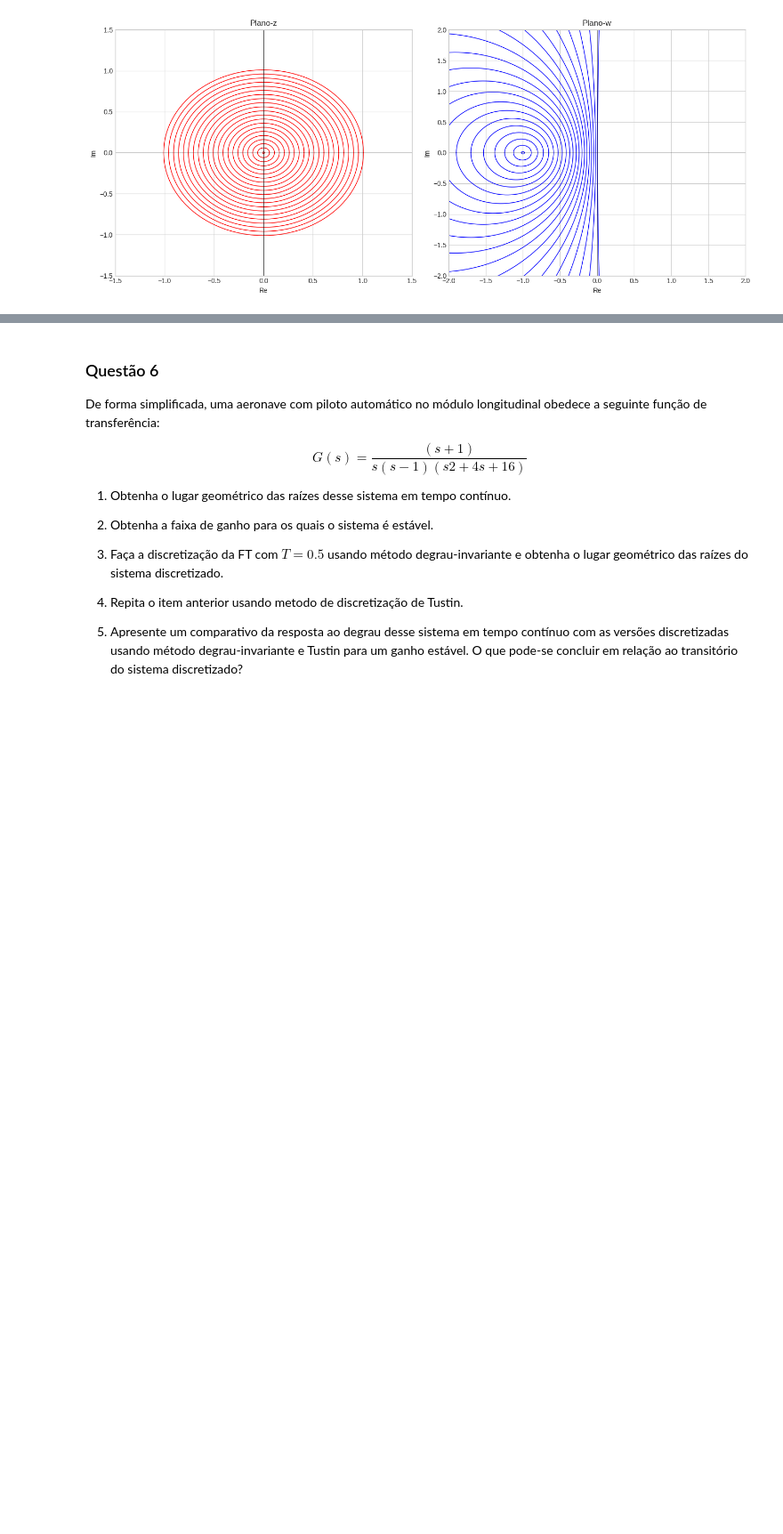
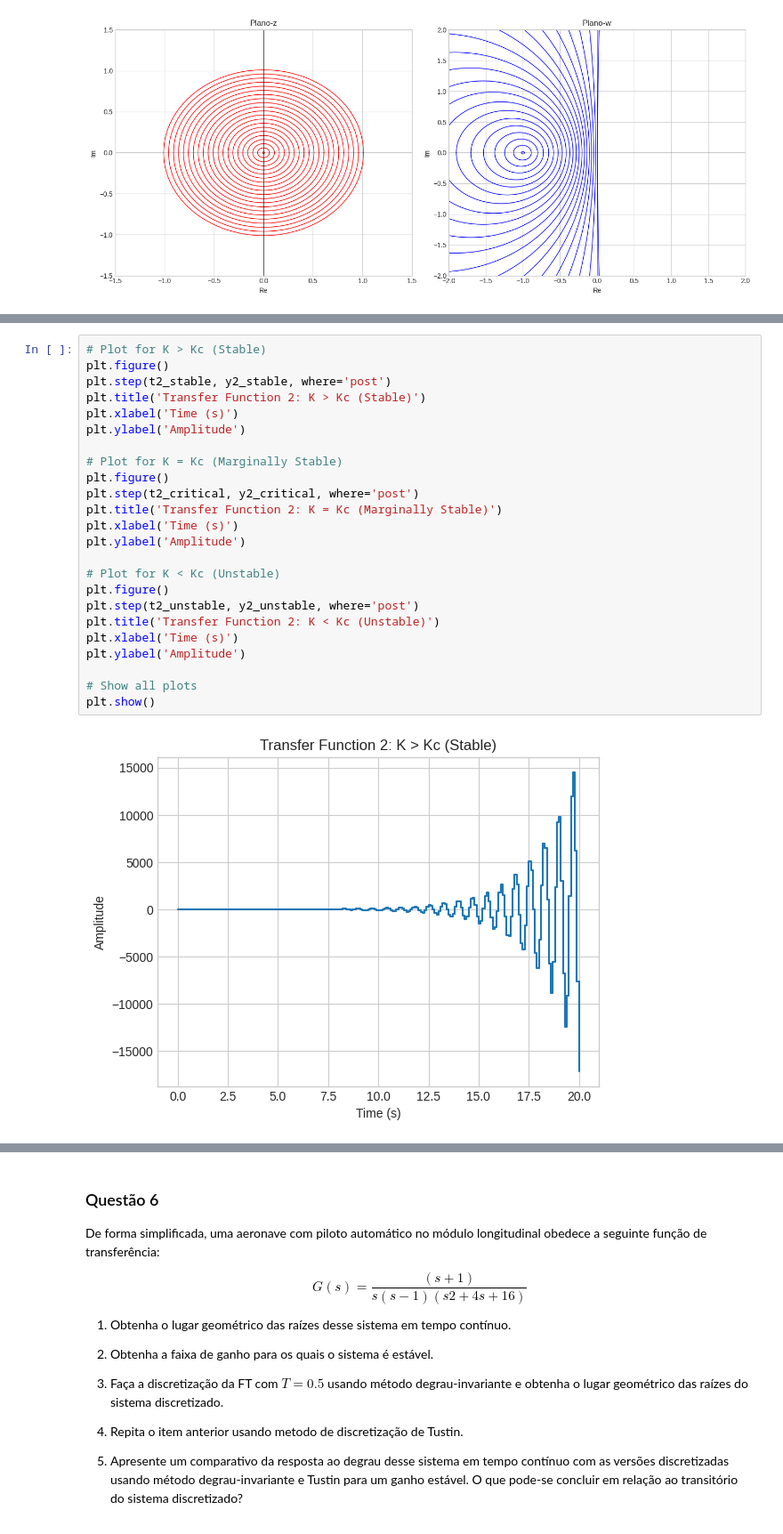
Before and after one commit to gianvstheworld/digital_control, a Jupyter notebook: stability/stability_analisys.ipynb, the cells around one changed output, grey strips where cells are left out. Shown at 89% size. Cells and saved outputs as stored; diff of their text form; blank space fills up the shorter version.

```diff
--- a/stability/stability_analisys.ipynb
+++ b/stability/stability_analisys.ipynb
@@ -181,0 +337,26 @@ plt.show()
+# %%
+# Plot for K > Kc (Stable)
+plt.figure()
+plt.step(t2_stable, y2_stable, where='post')
+plt.title('Transfer Function 2: K > Kc (Stable)')
+plt.xlabel('Time (s)')
+plt.ylabel('Amplitude')
+
+# Plot for K = Kc (Marginally Stable)
+plt.figure()
+plt.step(t2_critical, y2_critical, where='post')
+plt.title('Transfer Function 2: K = Kc (Marginally Stable)')
+plt.xlabel('Time (s)')
+plt.ylabel('Amplitude')
+
+# Plot for K < Kc (Unstable)
+plt.figure()
+plt.step(t2_unstable, y2_unstable, where='post')
+plt.title('Transfer Function 2: K < Kc (Unstable)')
+plt.xlabel('Time (s)')
+plt.ylabel('Amplitude')
+
+# Show all plots
+plt.show()
+# %% [output]
+[figure, added]
```
Also changed, not shown: parts of 9 cells of this notebook, 1 other file.
